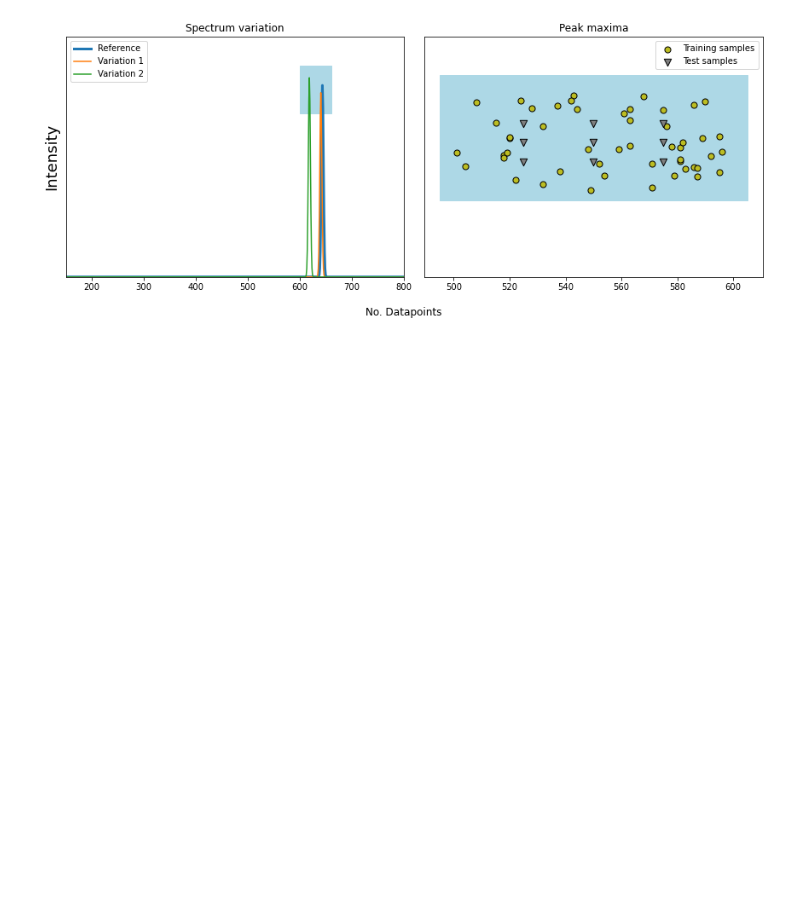
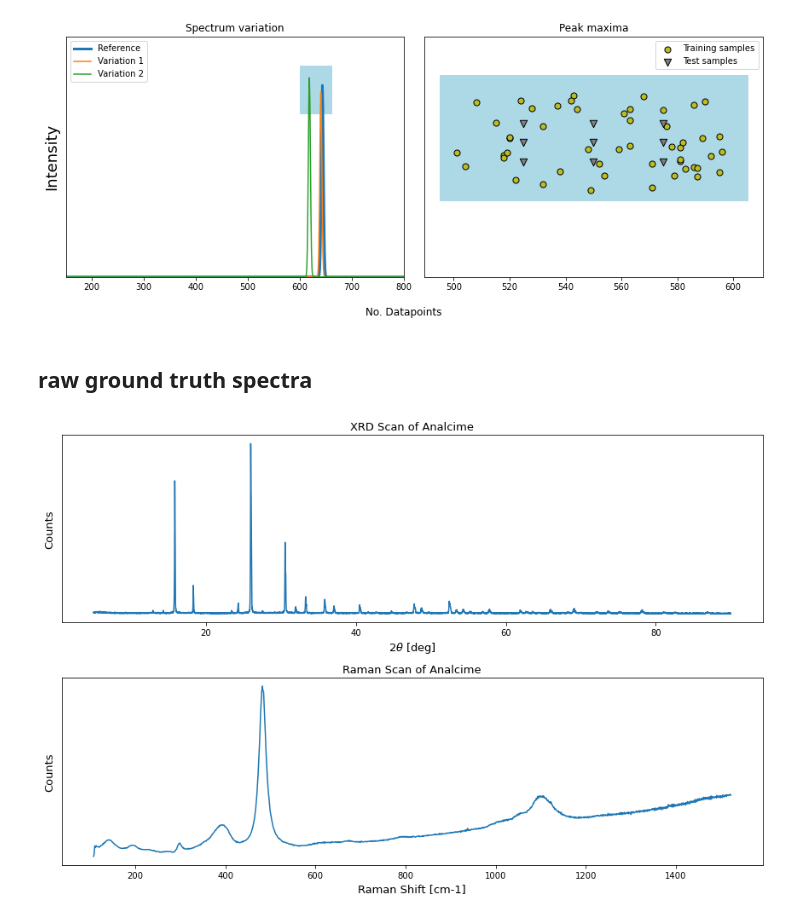
Before and after one commit to hududed/generate-raman, a Jupyter notebook: plot_all.ipynb, the cells around one changed output. Saved outputs shown, nothing was run; the diff lists cells and outputs as text; code cells hidden in the pictures; blank space fills up the shorter version.

Commit message:
comparing raw data

```diff
--- a/plot_all.ipynb
+++ b/plot_all.ipynb
@@ -75,3 +75,27 @@ plt.savefig('results/class_variation.png', dpi=300, bbox_inches='tight')
 plt.show()
 # %% [output]
 [figure]
+# %% [markdown]
+## raw ground truth spectra
+# %%
+#  xrd - https://rruff.info/repository/sample_child_record_powder/by_minerals/Analcime__R040128-1__Powder__Xray_Data_XY_RAW__348.txt
+#  raman - https://rruff.info/repository/sample_child_record_raman/by_minerals/Analcime__R040128-3__Raman__514__45__ccw__Raman_Data_RAW__2625.txt
+xrd = np.loadtxt('results/Analcime__R040128-1__Powder__Xray_Data_XY_RAW__348.txt', delimiter=',', comments='#')
+raman = np.loadtxt('results/Analcime__R040128-3__Raman__514__45__ccw__Raman_Data_RAW__2625.txt', delimiter=',', comments='#')
+# %%
+fig, ax = plt.subplots(2, 1, figsize=(12,8))
+ax[0].plot(xrd[:,0], xrd[:,1])
+ax[0].set_yticks([])
+ax[0].set_xlabel(r'$2\theta$ [deg]', fontsize=13)
+ax[0].set_ylabel('Counts', fontsize=13)
+ax[0].set_title('XRD Scan of Analcime', fontsize=13)
+ax[1].plot(raman[:,0], raman[:,1])
+ax[1].set_yticks([])
+ax[1].set_xlabel('Raman Shift [cm-1]', fontsize=13)
+ax[1].set_ylabel('Counts', fontsize=13)
+ax[1].set_title('Raman Scan of Analcime', fontsize=13)
+fig.tight_layout()
+plt.savefig('results/comparison_spectra.png', dpi=300, bbox_inches='tight')
+plt.show()
+# %% [output]
+[figure, added]
```
Also changed, not shown: parts of 1 cell of this notebook, 2 other files.
